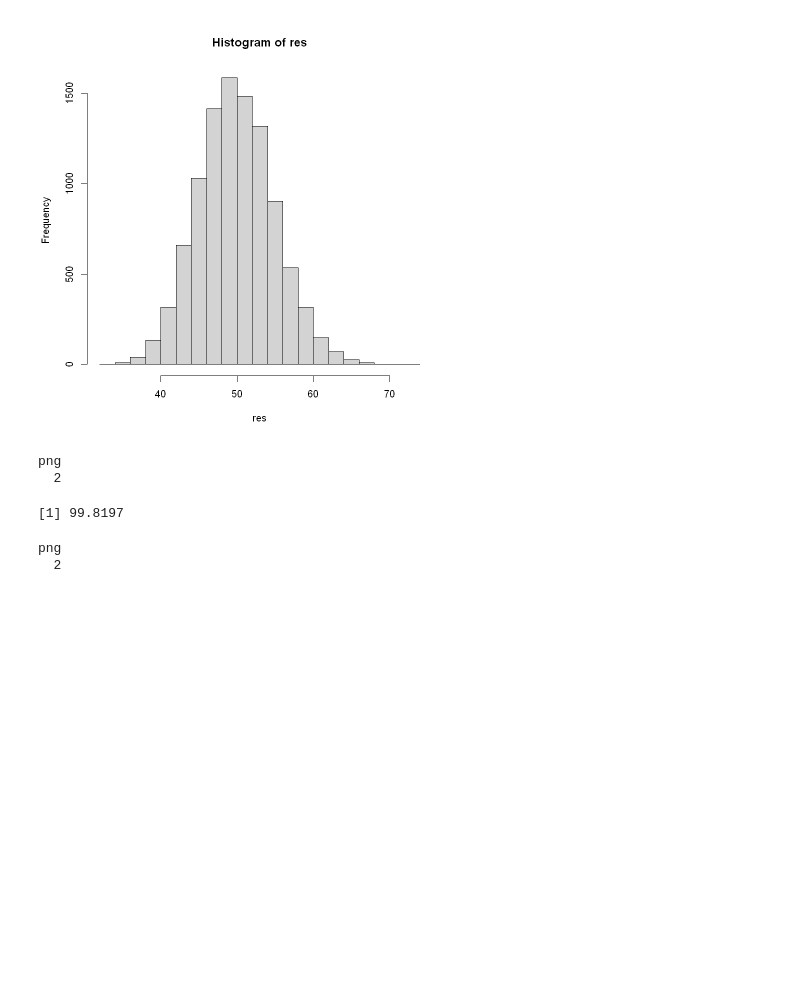
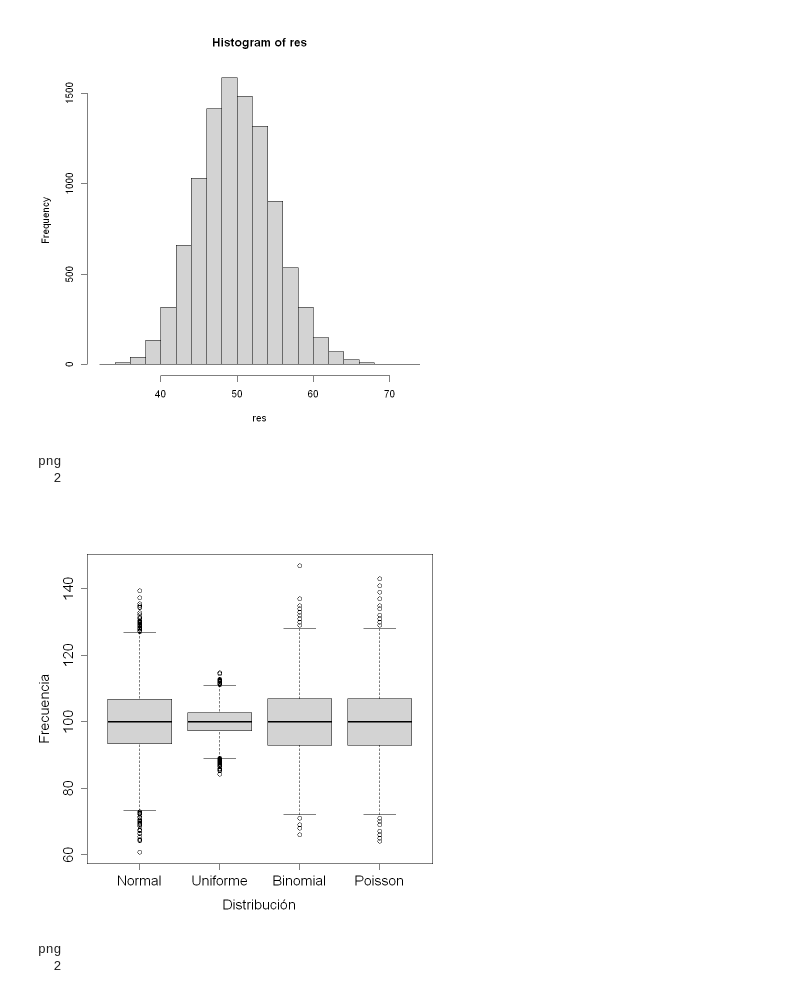
Before and after one commit to albertobenavides/probabilidad, a Jupyter notebook: tema4/tarea.ipynb, the cells around one changed output. Drawn from its saved outputs; the diff is of its cells as text; code cells hidden in the pictures; blank space fills up the shorter version.

```diff
--- a/tema4/tarea.ipynb
+++ b/tema4/tarea.ipynb
@@ -159,22 +182,48 @@ mean(res)
 # %% [output]
 [1] 49.91348
 [figure]
-# %%
-N = 10000
-mu = 100
-res = c()
-for (n in 1:N){
-    suma = sum(rbinom(100, mu, 0.01))
-    res = c(res, suma)
-}
-pdf('binom.pdf')
-hist(res, xlab = "Sumas de 100 números aleatorios", ylab="Frecuencia", main=NULL, cex.lab=1.5, cex.axis=1.5)
-dev.off()
-mean(res)
-# %% [output]
-png
-  2
-[1] 99.8197
+# %%
+N = 10000
+m = 100
+mu = 100
+
+res_norm = c()
+for (n in 1:N){
+    suma = sum(rnorm(m, 1, 1))
+    res_norm = c(res_norm, suma)
+}
+
+res_unif = c()
+for (n in 1:N){
+    suma = sum(runif(m * 2))
+    res_unif = c(res_unif, suma)
+}
+
+res_exp = c()
+for (n in 1:N){
+    suma = sum(rexp(m, 1))
+    res_exp = c(res_exp, suma)
+}
+
+res_binom = c()
+for (n in 1:N){
+    suma = sum(rbinom(m, mu, 0.01))
+    res_binom = c(res_binom, suma)
+}
+
+C = list(res_norm, res_unif, res_binom, rpois(N, m * mu * p))
+names(C) = c("Normal", "Uniforme", "Binomial", "Poisson")
+
+pdf("boxplots.pdf")
+boxplot(C, ylab = 'Frecuencia', xlab= "Distribución", cex.lab=1.4, cex.axis=1.4)
+dev.off()
+# %% [output]
+png
+  2
+# %%
+boxplot(C, ylab = 'Frecuencia', xlab= "Distribución", cex.lab=1.4, cex.axis=1.4)
+# %% [output]
+[figure, added]
 # %%
 pdf('binom_poisson.pdf')
 hist(rpois(10000, 100), xlab = "Números aleatorios", ylab="Frecuencia", main=NULL, cex.lab=1.5, cex.axis=1.5)
```
Also changed, not shown: parts of 6 cells of this notebook, 7 other files.
